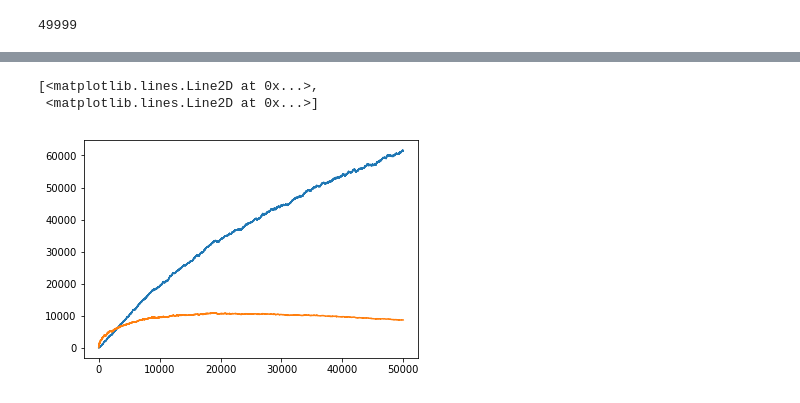
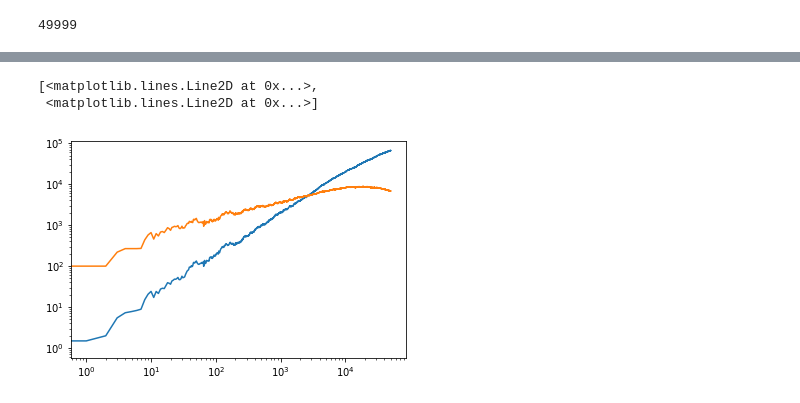
Before and after one commit to BlockScience/conviction, a Jupyter notebook: ABM - discounted integral voting.ipynb, the cells around one changed output, grey strips where cells are left out. Saved outputs shown, nothing was run; the diff lists cells and outputs as text; code cells hidden in the pictures.

```diff
--- a/ABM - discounted integral voting.ipynb
+++ b/ABM - discounted integral voting.ipynb
@@ -233,9 +227,9 @@ plt.plot(range(K), E/T)
 # %%
-plt.plot(range(K), E, range(K), T)
+plt.loglog(range(K), E, range(K), T)
 # %% [output]
 [<matplotlib.lines.Line2D at 0x...>,
  <matplotlib.lines.Line2D at 0x...>]
-[figure, old version]
+[figure, new version]
 # %%
 plt.plot(E, T)
 # %% [output]
```
Also changed, not shown: parts of 11 cells of this notebook, 2 other files.
